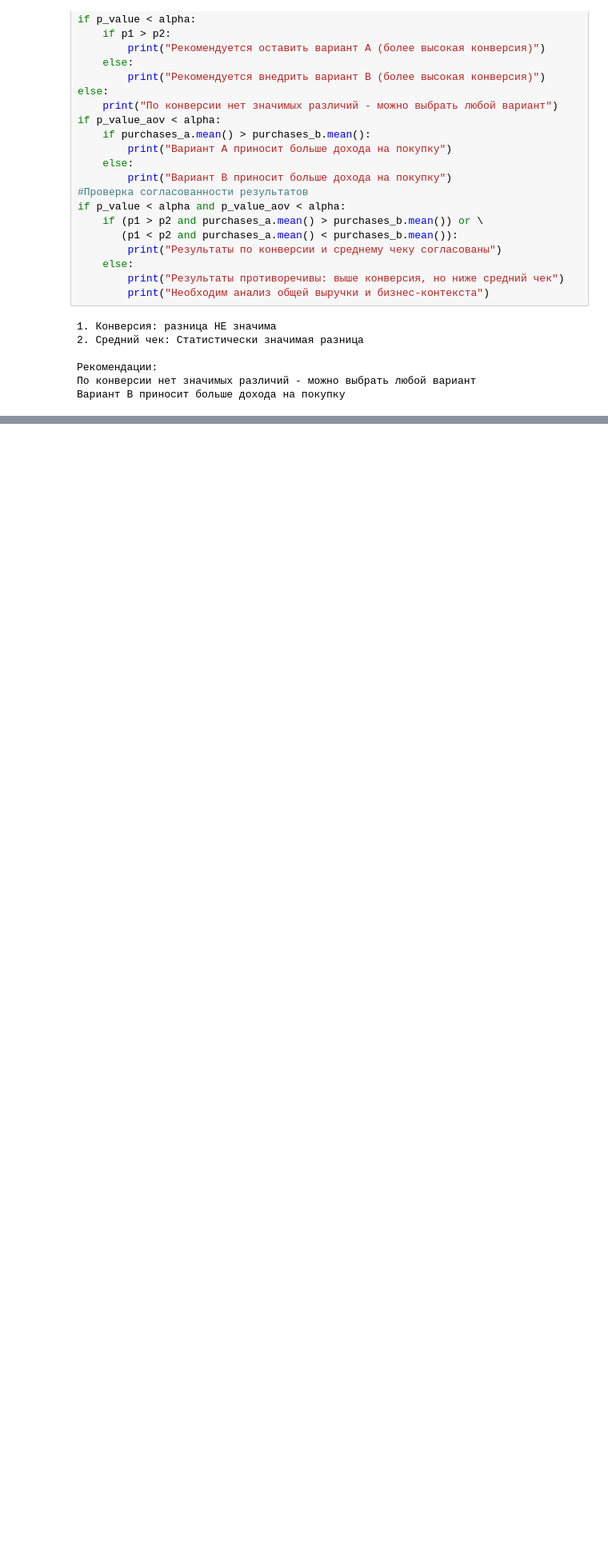
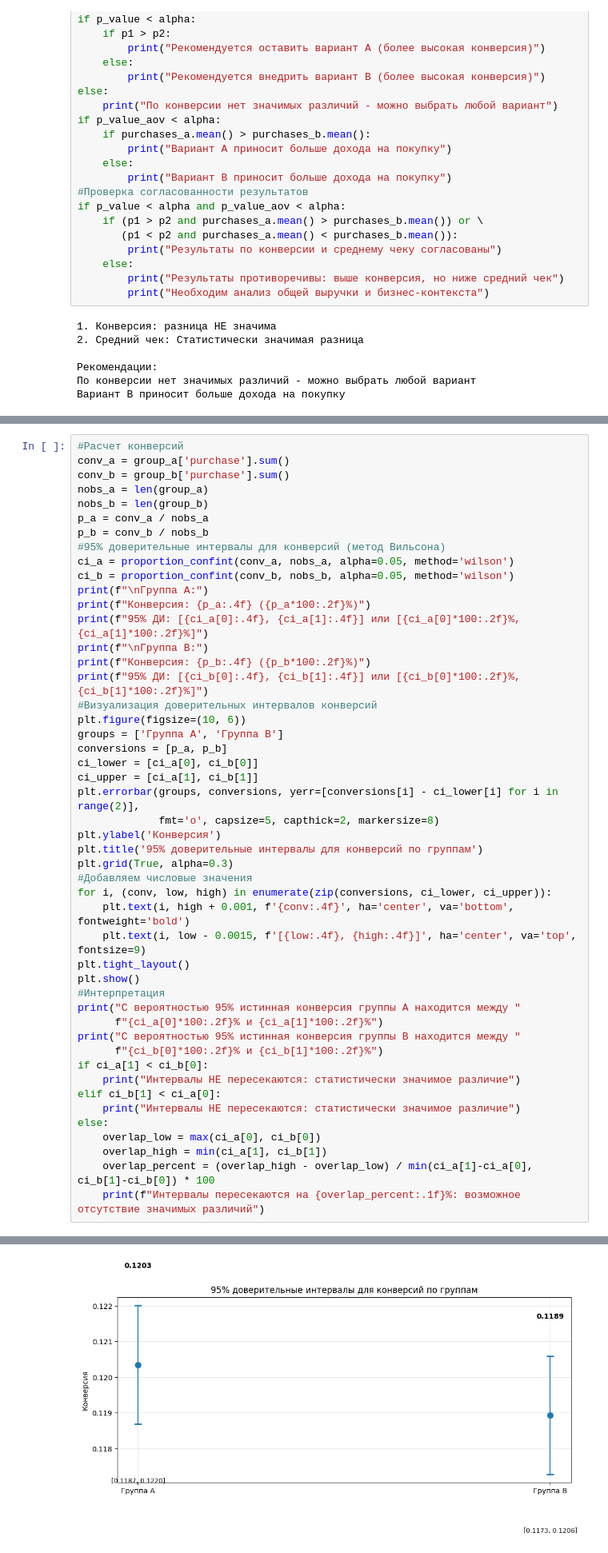
Before and after one commit to UlyanaGru/ab_testng, a Jupyter notebook: ab_testing.ipynb, the cells around one changed output, grey strips where cells are left out. Shown: that part at 80% size. Saved outputs shown, nothing was run; the diff lists cells and outputs as text; blank space fills up the shorter version.

Commit message:
confidence intervals for convers in groups

```diff
--- a/ab_testing.ipynb
+++ b/ab_testing.ipynb
@@ -855,0 +862,49 @@ if p_value < alpha and p_value_aov < alpha:
+# %%
+#Расчет конверсий
+conv_a = group_a['purchase'].sum()
+conv_b = group_b['purchase'].sum()
+nobs_a = len(group_a)
+nobs_b = len(group_b)
+p_a = conv_a / nobs_a
+p_b = conv_b / nobs_b
+#95% доверительные интервалы для конверсий (метод Вильсона)
+ci_a = proportion_confint(conv_a, nobs_a, alpha=0.05, method='wilson')
+ci_b = proportion_confint(conv_b, nobs_b, alpha=0.05, method='wilson')
+print(f"\nГруппа A:")
+print(f"Конверсия: {p_a:.4f} ({p_a*100:.2f}%)")
+print(f"95% ДИ: [{ci_a[0]:.4f}, {ci_a[1]:.4f}] или [{ci_a[0]*100:.2f}%, {ci_a[1]*100:.2f}%]")
+print(f"\nГруппа B:")
+print(f"Конверсия: {p_b:.4f} ({p_b*100:.2f}%)")
+print(f"95% ДИ: [{ci_b[0]:.4f}, {ci_b[1]:.4f}] или [{ci_b[0]*100:.2f}%, {ci_b[1]*100:.2f}%]")
+#Визуализация доверительных интервалов конверсий
+plt.figure(figsize=(10, 6))
+groups = ['Группа A', 'Группа B']
+conversions = [p_a, p_b]
+ci_lower = [ci_a[0], ci_b[0]]
+ci_upper = [ci_a[1], ci_b[1]]
+plt.errorbar(groups, conversions, yerr=[conversions[i] - ci_lower[i] for i in range(2)],
+             fmt='o', capsize=5, capthick=2, markersize=8)
+plt.ylabel('Конверсия')
+plt.title('95% доверительные интервалы для конверсий по группам')
+plt.grid(True, alpha=0.3)
+#Добавляем числовые значения
+for i, (conv, low, high) in enumerate(zip(conversions, ci_lower, ci_upper)):
+    plt.text(i, high + 0.001, f'{conv:.4f}', ha='center', va='bottom', fontweight='bold')
+    plt.text(i, low - 0.0015, f'[{low:.4f}, {high:.4f}]', ha='center', va='top', fontsize=9)
+plt.tight_layout()
+plt.show()
+#Интерпретация
+print("С вероятностью 95% истинная конверсия группы A находится между "
+      f"{ci_a[0]*100:.2f}% и {ci_a[1]*100:.2f}%")
+print("С вероятностью 95% истинная конверсия группы B находится между "
+      f"{ci_b[0]*100:.2f}% и {ci_b[1]*100:.2f}%")
+if ci_a[1] < ci_b[0]:
+    print("Интервалы НЕ пересекаются: статистически значимое различие")
+elif ci_b[1] < ci_a[0]:
+    print("Интервалы НЕ пересекаются: статистически значимое различие")
+else:
+    overlap_low = max(ci_a[0], ci_b[0])
+    overlap_high = min(ci_a[1], ci_b[1])
+    overlap_percent = (overlap_high - overlap_low) / min(ci_a[1]-ci_a[0], ci_b[1]-ci_b[0]) * 100
+    print(f"Интервалы пересекаются на {overlap_percent:.1f}%: возможное отсутствие значимых различий")
+# %% [output]
@@ -855,0 +918 @@ if p_value < alpha and p_value_aov < alpha:
+[figure, added]
```
Also changed, not shown: parts of 4 cells of this notebook.
